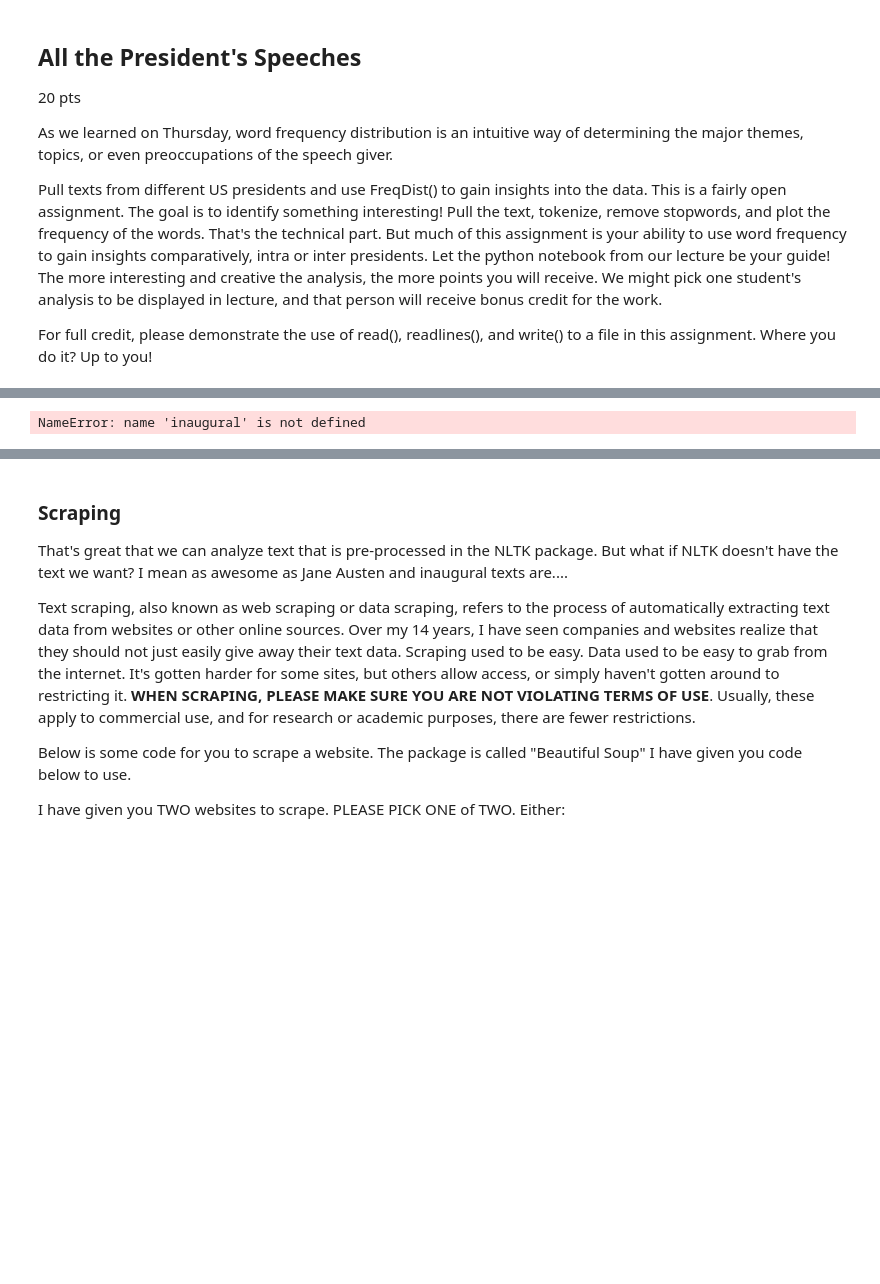
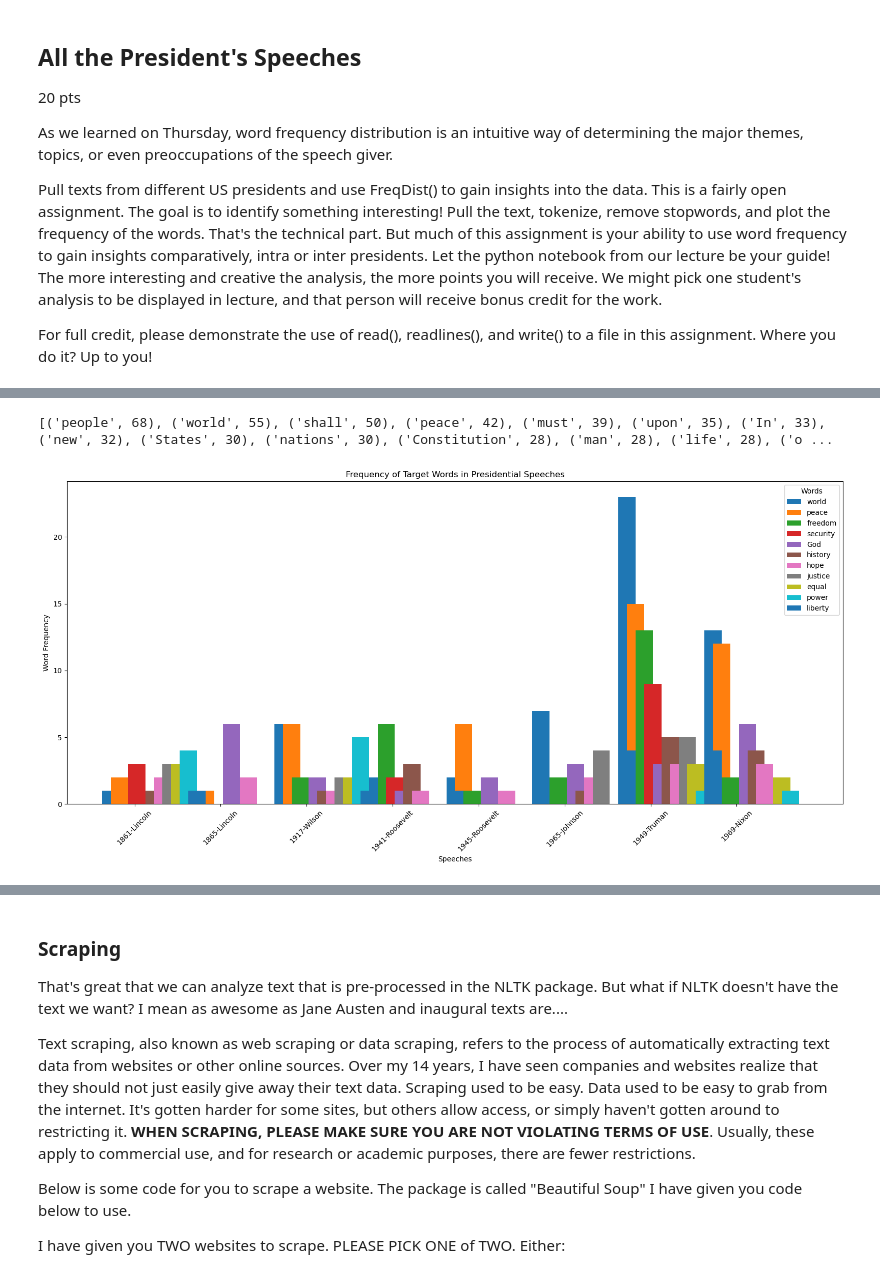
Before and after one commit to Angela1112005/Intro_Python_HW, a Jupyter notebook: GLBL_5050_HW5.ipynb, the cells around one changed output, grey strips where cells are left out. Saved outputs shown, nothing was run; the diff lists cells and outputs as text; code cells hidden in the pictures; blank space fills up the shorter version.

```diff
--- a/GLBL_5050_HW5.ipynb
+++ b/GLBL_5050_HW5.ipynb
@@ -264,17 +275,17 @@ stopwords.extend(new_stops)
 
 ## incorporating read(), readlines(), and write()
 
-with open("1861-Lincoln.txt", 'r') as file:
-    lincoln_content = file.read()
+# with open("1861-Lincoln.txt", 'r') as file:
+#     lincoln_content = file.read()
 
-with open("1861-Lincoln.txt", 'r') as file:
-    lincoln_lines = file.readlines()
+# with open("1861-Lincoln.txt", 'r') as file:
+#     lincoln_lines = file.readlines()
 
-for line in lincoln_lines:
-    print(line.strip())
+# for line in lincoln_lines:
+#     print(line.strip())
 
-with open("1861_Licncoln_copy.txt", 'w') as file:
-    file.write(lincoln_content)
+# with open("1861_Licncoln_copy.txt", 'w') as file:
+#     file.write(lincoln_content)
 
 
 
@@ -303,54 +314,57 @@ nixon_dist = FreqDist(clean_nixon)
 
 all_speeches = clean_lincoln + clean_lincoln2 + clean_wilson + clean_roosevelt + clean_roosevelt2 + clean_johnson + clean_truman + clean_nixon
 all_speeches_dist = FreqDist(all_speeches)
 
 most_common_words = all_speeches_dist.most_common(100)
 
 print(most_common_words)
 
 target_words=["world", "peace", "freedom", "security","God", "history", "hope", "justice", "equal", "power", "liberty"]
 selected_speeches = [
     "1861-Lincoln.txt", "1865-Lincoln.txt", "1917-Wilson.txt", "1941-Roosevelt.txt",
     "1945-Roosevelt.txt", "1965-Johnson.txt", "1949-Truman.txt", "1969-Nixon.txt"
 ]
 
 
 # List of frequency distributions for each speech
 freq_distributions = [
     lincoln_dist, lincoln2_dist, wilson_dist, roosevelt_dist,
     roosevelt2_dist, johnson_dist, truman_dist, nixon_dist
 ]
 
 # List of speech labels
 speech_labels = ["1861-Lincoln", "1865-Lincoln", "1917-Wilson", "1941-Roosevelt",
                  "1945-Roosevelt", "1965-Johnson", "1949-Truman", "1969-Nixon"]
 
 
-# plt.figure(figsize=(16, 8))
-# x = np.arange(8)
-# n_words = len(target_words)
+plt.figure(figsize=(16, 8))
+x = np.arange(8)
+n_words = len(target_words)
 
-# # Iterate through each target word and plot its frequency for each speech
-# for i, word in enumerate(target_words):
-#     # Calculate positions for this word's bars
-#     word_positions = x + i * 0.1
-#     # Get the frequency counts for this word in each speech
-#     word_counts = [freq[word] for freq in freq_distributions]
-#     # Plot the bar for this word
-#     plt.bar(word_positions, word_counts, width=bar_width, label=word)
+bar_width = 0.2
 
-# # Set the x-tick positions to be in the middle of the grouped bars
-# plt.xticks(x + (n_words / 2) * bar_width, speech_labels, rotation=45)
+# Iterate through each target word and plot its frequency for each speech
+for i, word in enumerate(target_words):
+    # Calculate positions for this word's bars
+    word_positions = x + i * 0.1
+    # Get the frequency counts for this word in each speech
+    word_counts = [freq[word] for freq in freq_distributions]
+    # Plot the bar for this word
+    plt.bar(word_positions, word_counts, width=bar_width, label=word)
 
-# # Adding titles and labels
-# plt.title('Frequency of Target Words in Presidential Speeches')
-# plt.xlabel('Speeches')
-# plt.ylabel('Word Frequency')
-# plt.legend(title='Words')
-# plt.tight_layout()
-# plt.show()
+# Set the x-tick positions to be in the middle of the grouped bars
+plt.xticks(x + (n_words/8) * bar_width, speech_labels, rotation=45)
+
+# Adding titles and labels
+plt.title('Frequency of Target Words in Presidential Speeches')
+plt.xlabel('Speeches')
+plt.ylabel('Word Frequency')
+plt.legend(title='Words')
+plt.tight_layout()
+plt.show()
 # %% [output]
-NameError: name 'inaugural' is not defined
+[('people', 68), ('world', 55), ('shall', 50), ('peace', 42), ('must', 39), ('upon', 35), ('In', 33), ('new', 32), ('States', 30), ('nations', 30), ('Constitution', 28), ('man', 28), ('life', 28), ('o ...
+[figure, added]
 # %%
 ## INFERENCES FROM DATA & BAR GRAPH
 
```
Also changed, not shown: parts of 12 cells of this notebook.
